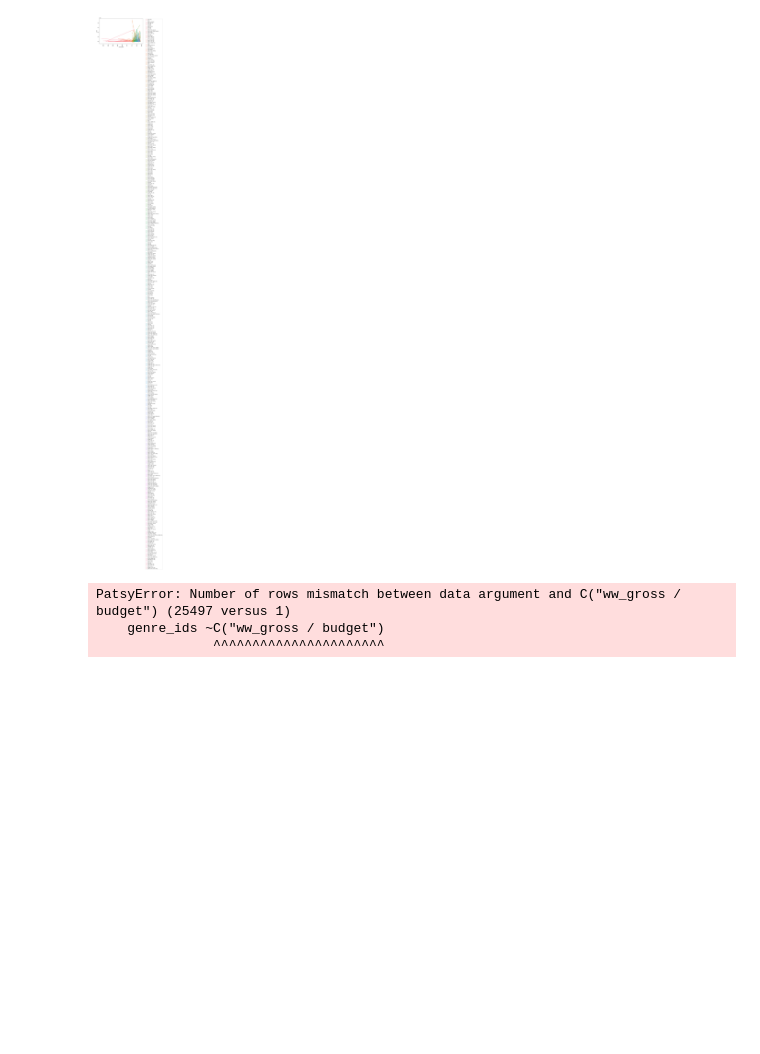
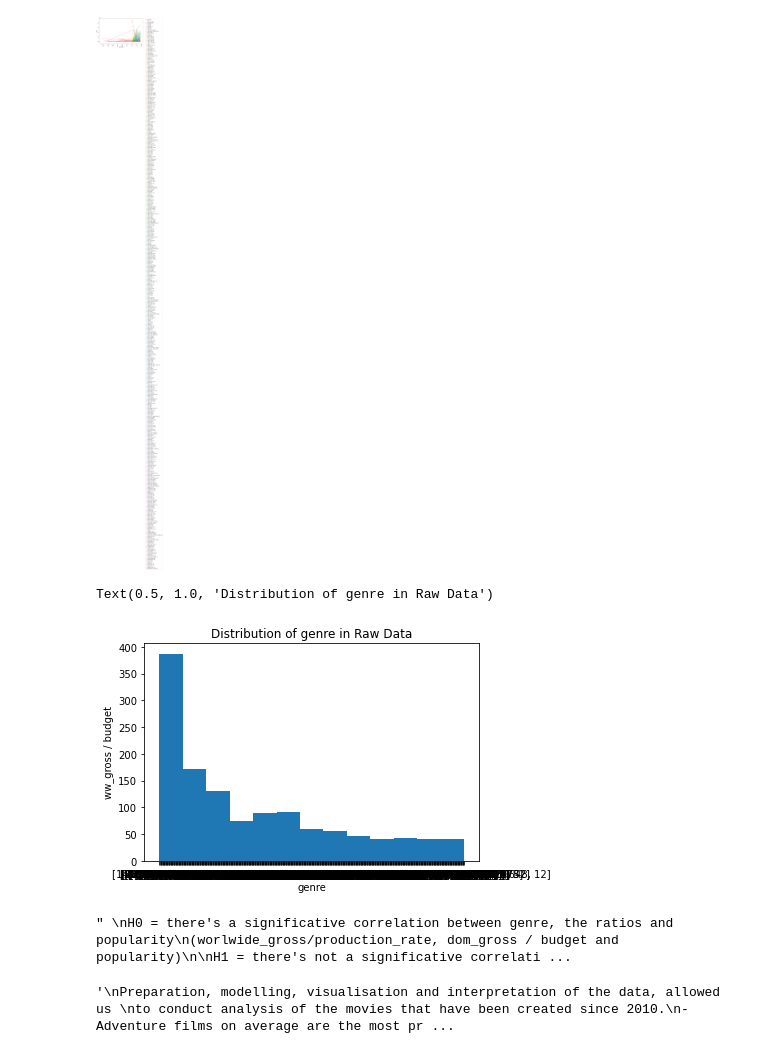
Before and after one commit to mfFrida/Capstone-Project-Semester-1, a Jupyter notebook: Henry_Work.ipynb, the cells around one changed output. Saved outputs shown, nothing was run; the diff lists cells and outputs as text; code cells hidden in the pictures; blank space fills up the shorter version.

```diff
--- a/Henry_Work.ipynb
+++ b/Henry_Work.ipynb
@@ -472,8 +484,26 @@ plt.xticks(rotation=90)
 plt.show()
 # %% [output]
 [figure]
+# %%
+fig, ax = plt.subplots()
+ax.hist(movie_db['genre_ids'], bins='auto')
+ax.set_xlabel('genre')
+ax.set_ylabel('ww_gross / budget')
+ax.set_title('Distribution of genre in Raw Data')
+# %% [output]
+Text(0.5, 1.0, 'Distribution of genre in Raw Data')
+[figure, added]
 # %%
 """
+Our recommendation would be, if you are looking for a gamble then Adventure, War, Action and Fantasy
+could produce some great results. The leading profit genres (Action, Drama, Adventure) paint the more
+reliable story, and genre Action appears to be increasing in popularity.
+
+
+
+Beside here we try to find a correlation of what we have stated in the graphs above.
+
+
 H0 = there's a significative correlation between genre, the ratios and popularity
 (worlwide_gross/production_rate, dom_gross / budget and popularity)
 
@@ -488,14 +518,21 @@ If we only had 2 categories, a t-test would be appropriate,
 but we want to use ANOVA because there are 3
 
 """
+# %% [output]
+" \nH0 = there's a significative correlation between genre, the ratios and popularity\n(worlwide_gross/production_rate, dom_gross / budget and popularity)\n\nH1 = there's not a significative correlati ...
 # %%
-import statsmodels.api as sm
-from statsmodels.formula.api import ols
+#import statsmodels.api as sm
+#from statsmodels.formula.api import ols
 
-formula = 'genre_ids ~C("ww_gross / budget")'
-lm = ols(formula, movie_db).fit()
-sm.stats.anova_lm(lm)
+#formula = 'none'
+#lm = ols(formula, movie_db).fit()
+#sm.stats.anova_lm(lm)
-# %% [output]
-PatsyError: Number of rows mismatch between data argument and C("ww_gross / budget") (25497 versus 1)
-    genre_ids ~C("ww_gross / budget")
-               ^^^^^^^^^^^^^^^^^^^^^^
+# %%
+"""
+Preparation, modelling, visualisation and interpretation of the data, allowed us
+to conduct analysis of the movies that have been created since 2010.
+- Adventure films on average are the most profitable
+- The industry leaders preferred creating Action, Drama & Comedy films
+"""
+# %% [output]
+'\nPreparation, modelling, visualisation and interpretation of the data, allowed us \nto conduct analysis of the movies that have been created since 2010.\n- Adventure films on average are the most pr ...
```
Also changed, not shown: parts of 3 cells of this notebook, 1 other file.
